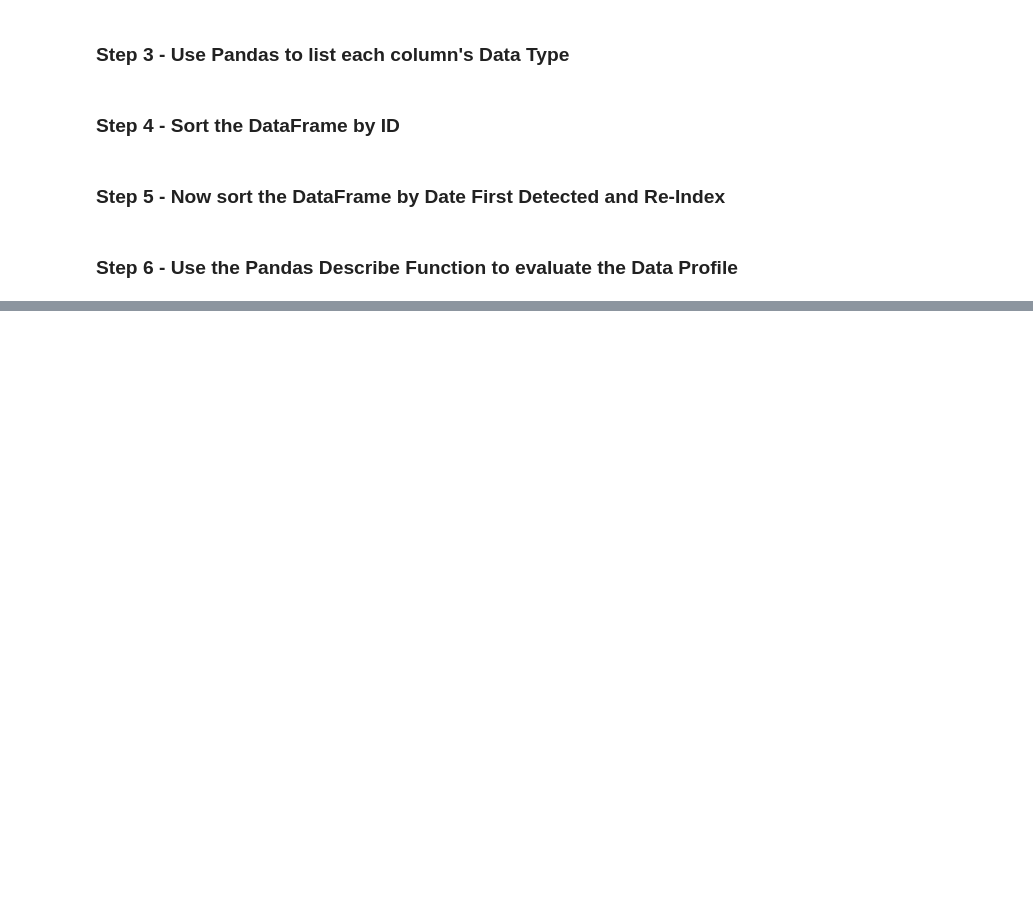
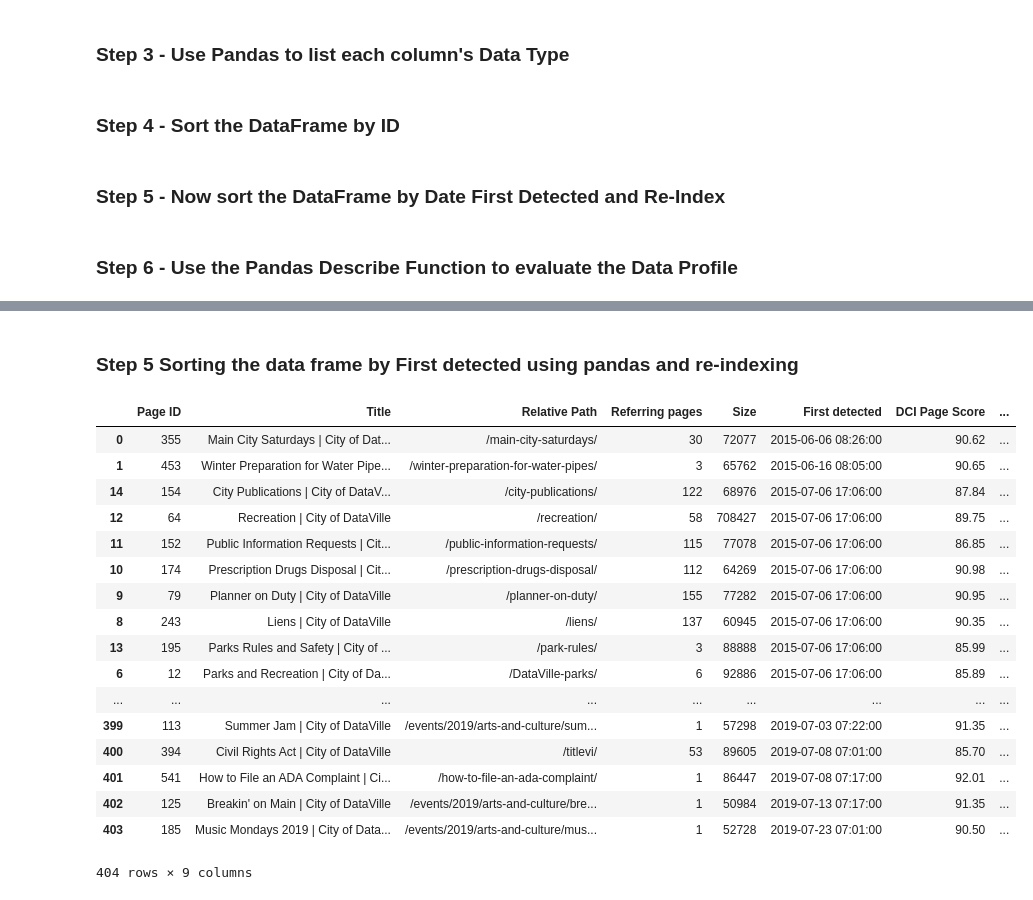
Before and after one commit to lee-coates/DataProfilingExercises, a Jupyter notebook: WebAnalysis/Web Analytics Data Profile.ipynb, the cells around one changed output, grey strips where cells are left out. Saved outputs shown, nothing was run; the diff lists cells and outputs as text; code cells hidden in the pictures; blank space fills up the shorter version.

```diff
--- a/WebAnalysis/Web Analytics Data Profile.ipynb
+++ b/WebAnalysis/Web Analytics Data Profile.ipynb
@@ -26,0 +34,2 @@ Use both Markdown Cells and Code Cells to complete this Exercise.
+# %%
+web_data = pd.read_csv(r"C:\Users\ahmed.awo\desktop\DataProfilingExercises\WebAnalysis\data\DataVille Public Web Page Inventory.csv",encoding='cp1252')
@@ -26,0 +98,2 @@ Use both Markdown Cells and Code Cells to complete this Exercise.
+# %% [markdown]
+### Step 5 Sorting the data frame by First detected using pandas and re-indexing
@@ -26,0 +103,27 @@ Use both Markdown Cells and Code Cells to complete this Exercise.
+# %%
+web_data['First detected']=pd.to_datetime(web_data['First detected'])
+# %%
+web_data.sort_values(by=['First detected'], inplace=True, ascending=True)
+# %%
+web_data = web_data.reset_index(drop=True)
+# %%
+web_data.sort_values(by=['First detected'])
+# %% [output]
+|  | Page ID | Title | Relative Path | Referring pages | Size | First detected | DCI Page Score | ... |
+| 0 | 355 | Main City Saturdays | City of Dat... | /main-city-saturdays/ | 30 | 72077 | 2015-06-06 08:26:00 | 90.62 | ... |
+| 1 | 453 | Winter Preparation for Water Pipe... | /winter-preparation-for-water-pipes/ | 3 | 65762 | 2015-06-16 08:05:00 | 90.65 | ... |
+| 14 | 154 | City Publications | City of DataV... | /city-publications/ | 122 | 68976 | 2015-07-06 17:06:00 | 87.84 | ... |
+| 12 | 64 | Recreation | City of DataVille | /recreation/ | 58 | 708427 | 2015-07-06 17:06:00 | 89.75 | ... |
+| 11 | 152 | Public Information Requests | Cit... | /public-information-requests/ | 115 | 77078 | 2015-07-06 17:06:00 | 86.85 | ... |
+| 10 | 174 | Prescription Drugs Disposal | Cit... | /prescription-drugs-disposal/ | 112 | 64269 | 2015-07-06 17:06:00 | 90.98 | ... |
+| 9 | 79 | Planner on Duty | City of DataVille | /planner-on-duty/ | 155 | 77282 | 2015-07-06 17:06:00 | 90.95 | ... |
+| 8 | 243 | Liens | City of DataVille | /liens/ | 137 | 60945 | 2015-07-06 17:06:00 | 90.35 | ... |
+| 13 | 195 | Parks Rules and Safety | City of ... | /park-rules/ | 3 | 88888 | 2015-07-06 17:06:00 | 85.99 | ... |
+| 6 | 12 | Parks and Recreation | City of Da... | /DataVille-parks/ | 6 | 92886 | 2015-07-06 17:06:00 | 85.89 | ... |
+| ... | ... | ... | ... | ... | ... | ... | ... | ... |
+| 399 | 113 | Summer Jam | City of DataVille | /events/2019/arts-and-culture/sum... | 1 | 57298 | 2019-07-03 07:22:00 | 91.35 | ... |
+| 400 | 394 | Civil Rights Act | City of DataVille | /titlevi/ | 53 | 89605 | 2019-07-08 07:01:00 | 85.70 | ... |
+| 401 | 541 | How to File an ADA Complaint | Ci... | /how-to-file-an-ada-complaint/ | 1 | 86447 | 2019-07-08 07:17:00 | 92.01 | ... |
+| 402 | 125 | Breakin' on Main | City of DataVille | /events/2019/arts-and-culture/bre... | 1 | 50984 | 2019-07-13 07:17:00 | 91.35 | ... |
+| 403 | 185 | Music Mondays 2019 | City of Data... | /events/2019/arts-and-culture/mus... | 1 | 52728 | 2019-07-23 07:01:00 | 90.50 | ... |
+404 rows × 9 columns
```
Also changed, not shown: parts of 12 cells of this notebook.
